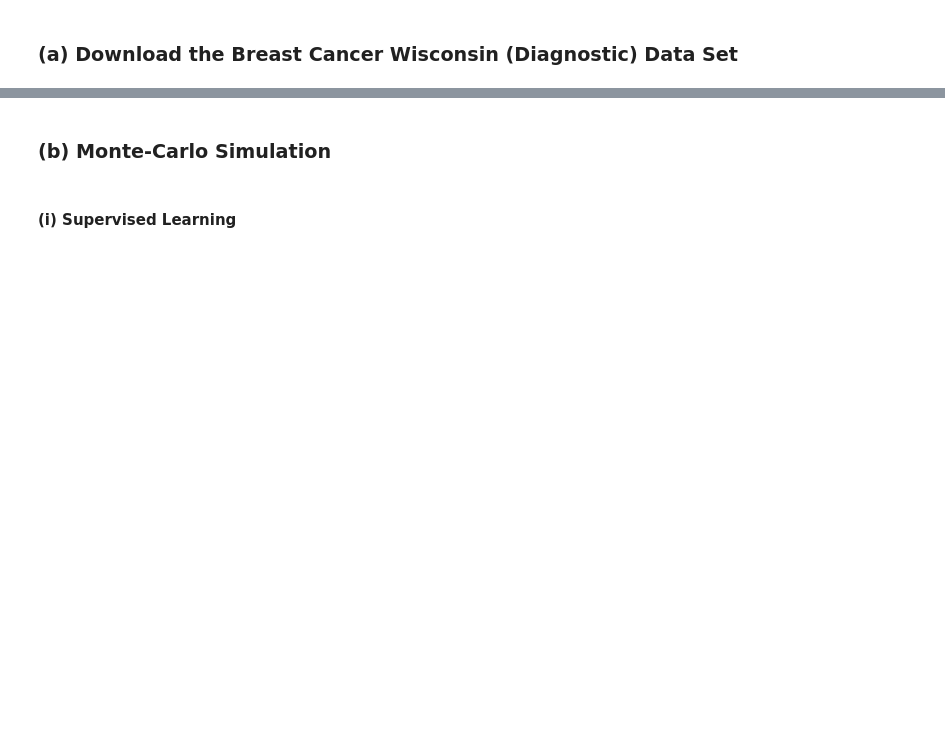
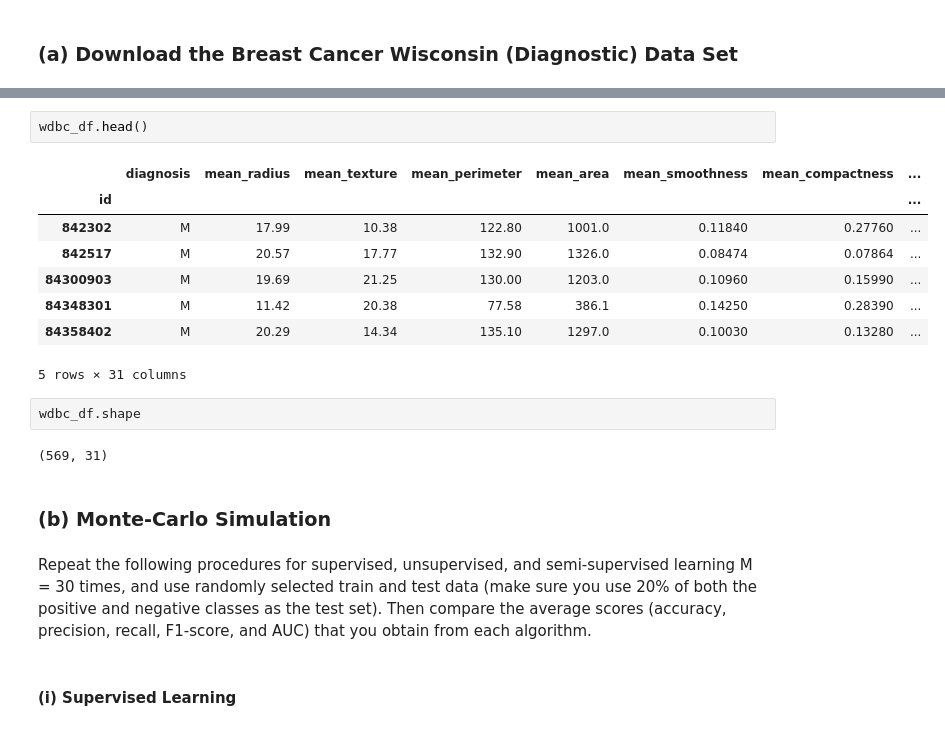
Before and after one commit to egunadi/dsci552-hw8, a Jupyter notebook: notebook/Gunadi_Eben_HW8.ipynb, the cells around one changed output, grey strips where cells are left out. Cells and saved outputs as stored; diff of their text form; blank space fills up the shorter version.

```diff
--- a/notebook/Gunadi_Eben_HW8.ipynb
+++ b/notebook/Gunadi_Eben_HW8.ipynb
@@ -15,4 +34,21 @@ Import packages
+# %%
+wdbc_df.head()
+# %% [output]
+|  | diagnosis | mean_radius | mean_texture | mean_perimeter | mean_area | mean_smoothness | mean_compactness | ... |
+| id |  |  |  |  |  |  |  | ... |
+| 842302 | M | 17.99 | 10.38 | 122.80 | 1001.0 | 0.11840 | 0.27760 | ... |
+| 842517 | M | 20.57 | 17.77 | 132.90 | 1326.0 | 0.08474 | 0.07864 | ... |
+| 84300903 | M | 19.69 | 21.25 | 130.00 | 1203.0 | 0.10960 | 0.15990 | ... |
+| 84348301 | M | 11.42 | 20.38 | 77.58 | 386.1 | 0.14250 | 0.28390 | ... |
+| 84358402 | M | 20.29 | 14.34 | 135.10 | 1297.0 | 0.10030 | 0.13280 | ... |
+5 rows × 31 columns
+# %%
+wdbc_df.shape
+# %% [output]
+(569, 31)
 # %% [markdown]
 ### (b) Monte-Carlo Simulation
+# %% [markdown]
+Repeat the following procedures for supervised, unsupervised, and semi-supervised learning M = 30 times, and use randomly selected train and test data (make sure you use 20% of both the positive and negative classes as the test set). Then compare the average scores (accuracy, precision, recall, F1-score, and AUC) that you obtain from each algorithm.
 # %% [markdown]
 #### (i) Supervised Learning
```
Also changed, not shown: parts of 6 cells of this notebook, 1 other file.
